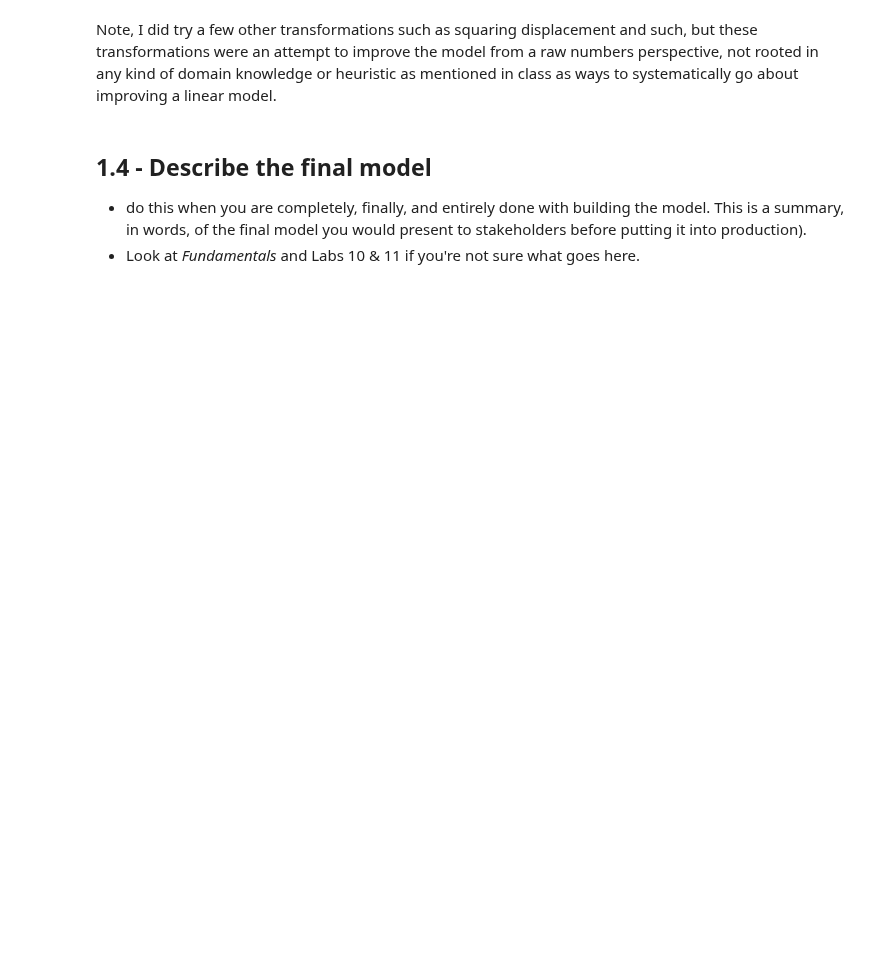
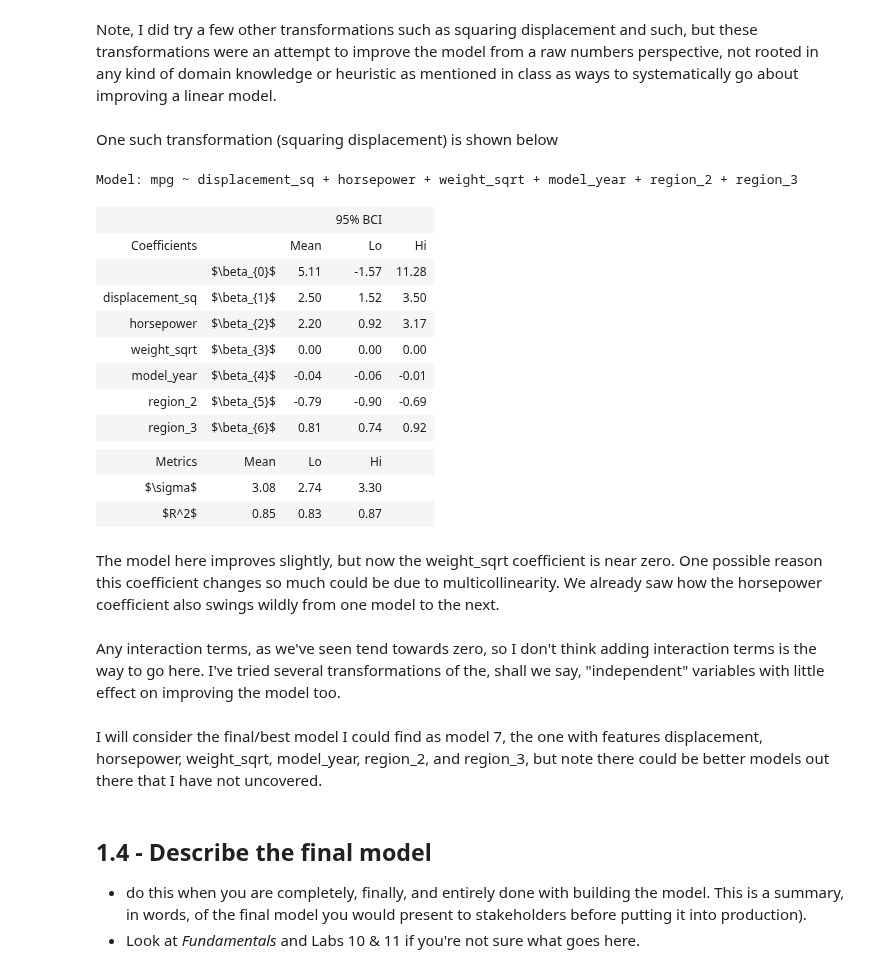
Before and after one commit to ansaridan/jhu-data-engineering-team-5, a Jupyter notebook: Problem_Set_5_2/Jhirsc21.ipynb, the cells around one changed output. Saved outputs shown, nothing was run; the diff lists cells and outputs as text; code cells hidden in the pictures; blank space fills up the shorter version.

```diff
--- a/Problem_Set_5_2/Jhirsc21.ipynb
+++ b/Problem_Set_5_2/Jhirsc21.ipynb
@@ -767,5 +804,33 @@ Again not any better. After trying several interaction terms and transformations
 # %% [markdown]
 Note, I did try a few other transformations such as squaring displacement and such, but these transformations were an attempt to improve the model from a raw numbers perspective, not rooted in any kind of domain knowledge or heuristic as mentioned in class as ways to systematically go about improving a linear model.
+# %% [markdown]
+One such transformation (squaring displacement) is shown below
+# %%
+data['displacement_sq'] = data['displacement']**2
+model = 'mpg ~ displacement_sq + horsepower + weight_sqrt + model_year + region_2 + region_3'
+result_13 = models.bootstrap_linear_regression(model, data=data)
+models.describe_bootstrap_lr(result_13)
+# %% [output]
+Model: mpg ~ displacement_sq + horsepower + weight_sqrt + model_year + region_2 + region_3
+|  |  |  | 95% BCI |  |
+| Coefficients |  | Mean | Lo | Hi |
+|  | $\beta_{0}$ | 5.11 | -1.57 | 11.28 |
+| displacement_sq | $\beta_{1}$ | 2.50 | 1.52 | 3.50 |
+| horsepower | $\beta_{2}$ | 2.20 | 0.92 | 3.17 |
+| weight_sqrt | $\beta_{3}$ | 0.00 | 0.00 | 0.00 |
+| model_year | $\beta_{4}$ | -0.04 | -0.06 | -0.01 |
+| region_2 | $\beta_{5}$ | -0.79 | -0.90 | -0.69 |
+| region_3 | $\beta_{6}$ | 0.81 | 0.74 | 0.92 |
+|  |  |  |  |  |
+| Metrics | Mean | Lo | Hi |  |
+| $\sigma$ | 3.08 | 2.74 | 3.30 |  |
+| $R^2$ | 0.85 | 0.83 | 0.87 |  |
+# %% [markdown]
+The model here improves slightly, but now the weight_sqrt coefficient is near zero. One possible reason this coefficient changes so much could be due to multicollinearity. We already saw how the horsepower coefficient also swings wildly from one model to the next.
+# %% [markdown]
+Any interaction terms, as we've seen tend towards zero, so I don't think adding interaction terms is the way to go here. I've tried several transformations of the, shall we say, "independent" variables with little effect on improving the model too.
+# %% [markdown]
+I will consider the final/best model I could find as model 7, the one with features displacement, horsepower, weight_sqrt, model_year, region_2, and region_3, but note there could be better models out there that I have not uncovered.
 # %% [markdown]
 ## 1.4 - Describe the final model
 
```
Also changed, not shown: parts of 37 cells of this notebook.
